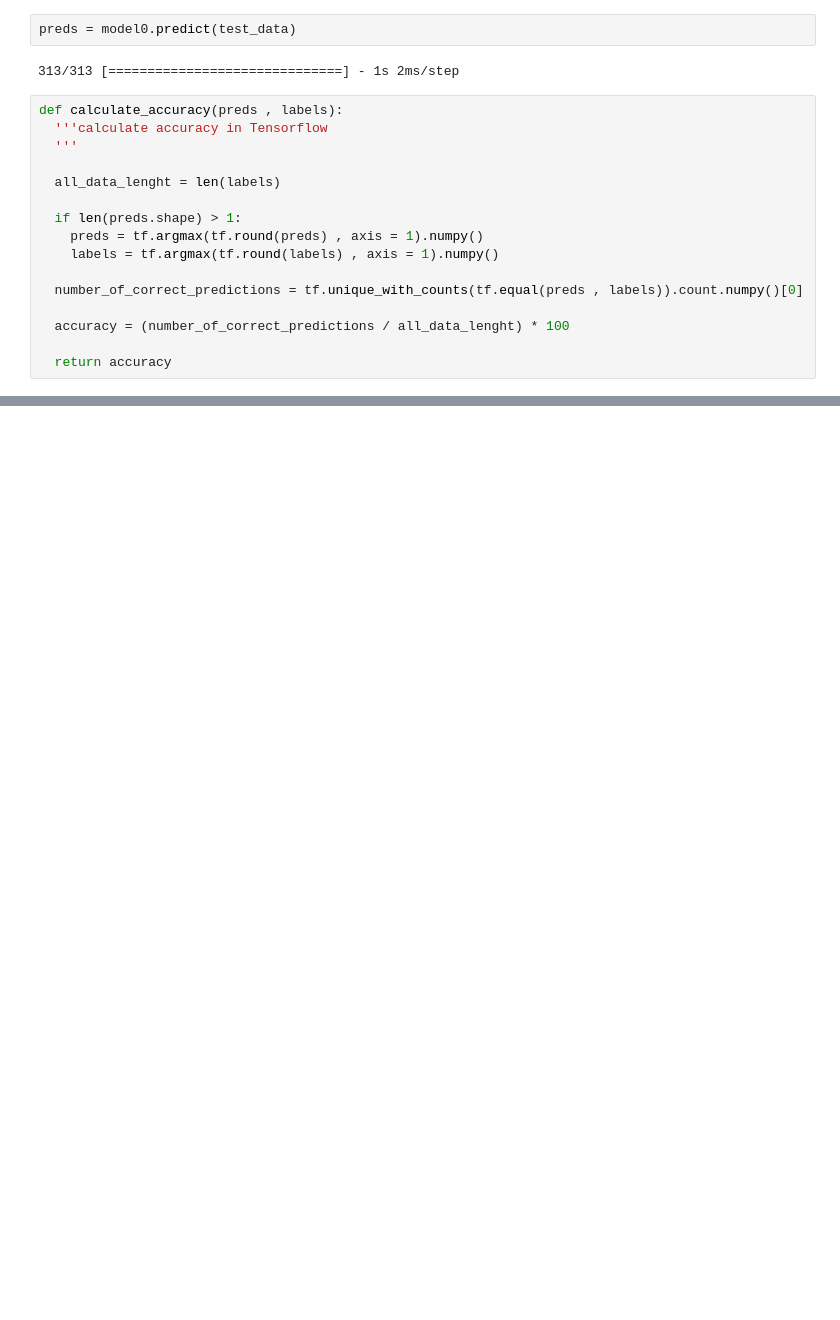
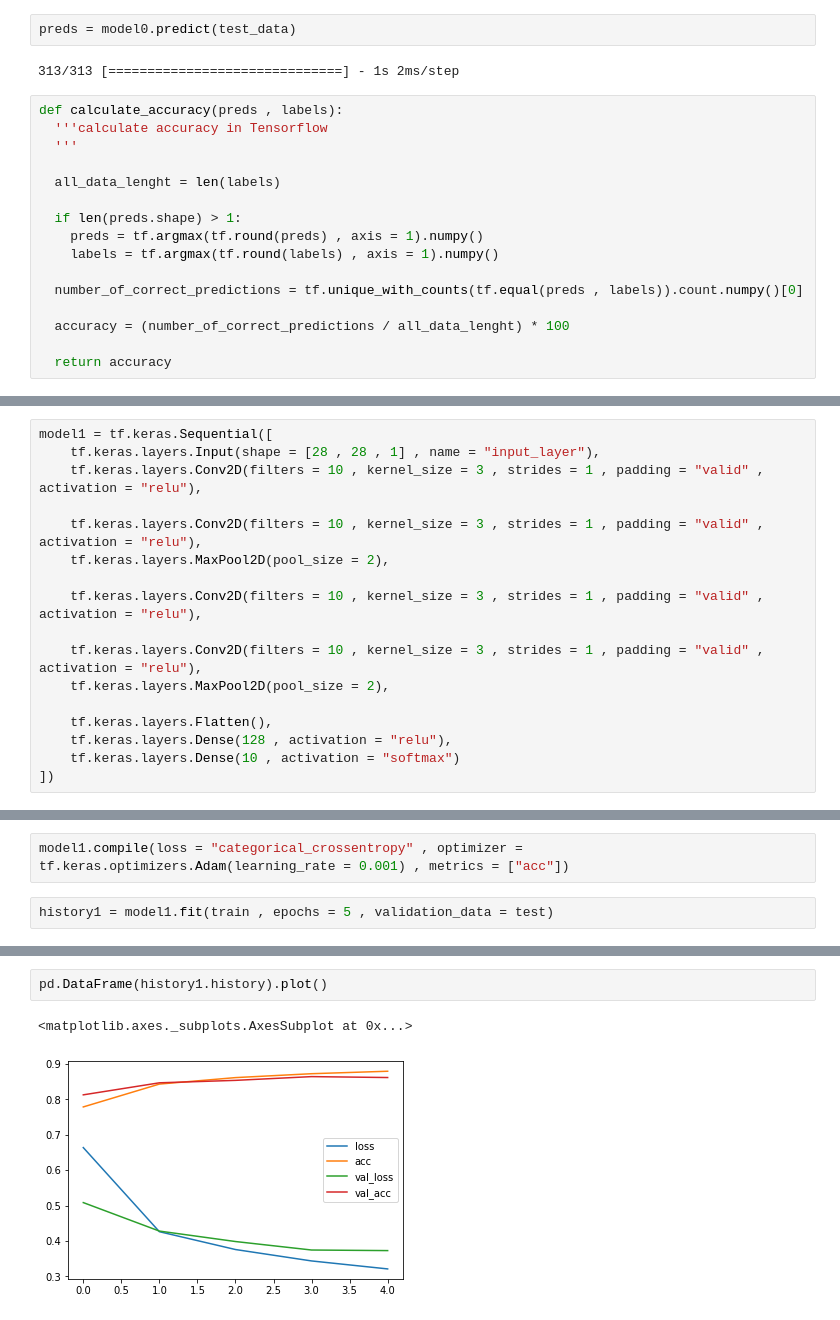
Before and after one commit to mohammadAliMkh/Tensorflow, a Jupyter notebook: fashionMNIST.ipynb, the cells around one changed output, grey strips where cells are left out. Saved outputs shown, nothing was run; the diff lists cells and outputs as text; blank space fills up the shorter version.

```diff
--- a/fashionMNIST.ipynb
+++ b/fashionMNIST.ipynb
@@ -101,0 +116,17 @@ calculate_accuracy(preds , test_label)
+# %%
+model1 = tf.keras.Sequential([
+    tf.keras.layers.Input(shape = [28 , 28 , 1] , name = "input_layer"),
+    tf.keras.layers.Conv2D(filters = 10 , kernel_size = 3 , strides = 1 , padding = "valid" , activation = "relu"),
+
+    tf.keras.layers.Conv2D(filters = 10 , kernel_size = 3 , strides = 1 , padding = "valid" , activation = "relu"),
+    tf.keras.layers.MaxPool2D(pool_size = 2),
+
+    tf.keras.layers.Conv2D(filters = 10 , kernel_size = 3 , strides = 1 , padding = "valid" , activation = "relu"),
+
+    tf.keras.layers.Conv2D(filters = 10 , kernel_size = 3 , strides = 1 , padding = "valid" , activation = "relu"),
+    tf.keras.layers.MaxPool2D(pool_size = 2),
+
+    tf.keras.layers.Flatten(),
+    tf.keras.layers.Dense(128 , activation = "relu"),
+    tf.keras.layers.Dense(10 , activation = "softmax")
+])
@@ -101,0 +153,4 @@ calculate_accuracy(preds , test_label)
+# %%
+model1.compile(loss = "categorical_crossentropy" , optimizer = tf.keras.optimizers.Adam(learning_rate = 0.001) , metrics = ["acc"])
+# %%
+history1 = model1.fit(train , epochs = 5 , validation_data = test)
@@ -101,0 +168,5 @@ calculate_accuracy(preds , test_label)
+# %%
+pd.DataFrame(history1.history).plot()
+# %% [output]
+<matplotlib.axes._subplots.AxesSubplot at 0x...>
+[figure, added]
```
Also changed, not shown: parts of 16 cells of this notebook.
